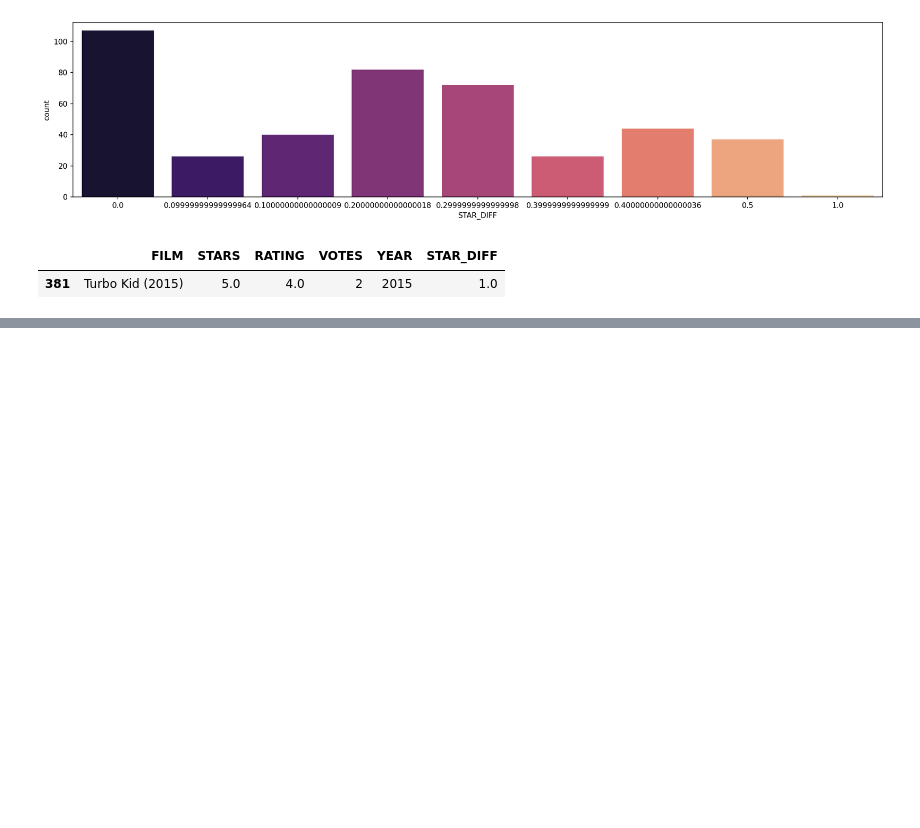
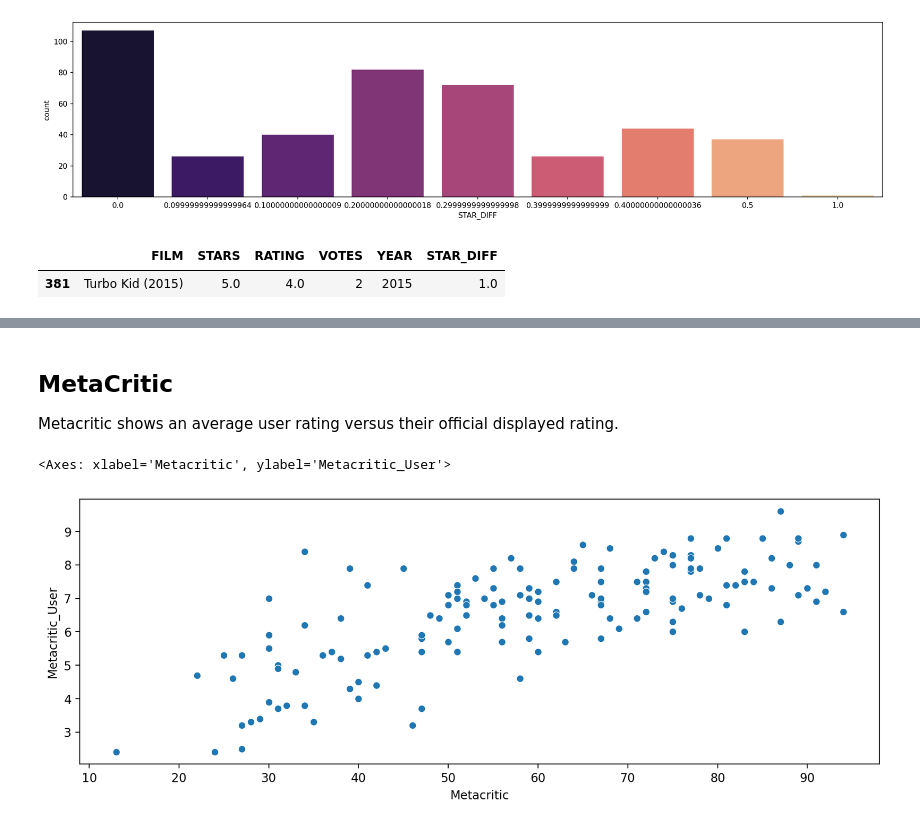
Before and after one commit to Aryan0220/Data-Visualization, a Jupyter notebook: reviews.ipynb, the cells around one changed output, grey strips where cells are left out. Saved outputs shown, nothing was run; the diff lists cells and outputs as text; code cells hidden in the pictures; blank space fills up the shorter version.

```diff
--- a/reviews.ipynb
+++ b/reviews.ipynb
@@ -188,0 +308,10 @@ reviewed[reviewed['STAR_DIFF'] == 1.0]
+# %% [markdown]
+## MetaCritic
+
+Metacritic shows an average user rating versus their official displayed rating.
+# %%
+plt.figure(figsize=(12,4),dpi=200)
+sns.scatterplot(data=all_sites,x='Metacritic',y='Metacritic_User')
+# %% [output]
+<Axes: xlabel='Metacritic', ylabel='Metacritic_User'>
+[figure, added]
```
Also changed, not shown: parts of 51 cells of this notebook, 2 other files.
